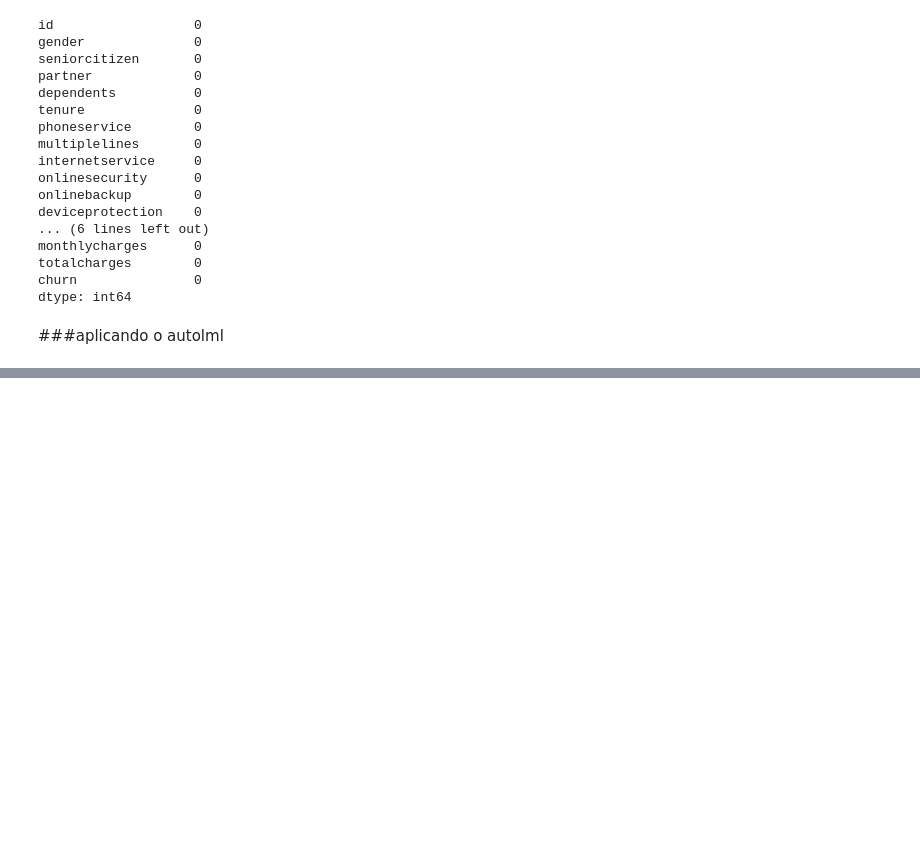
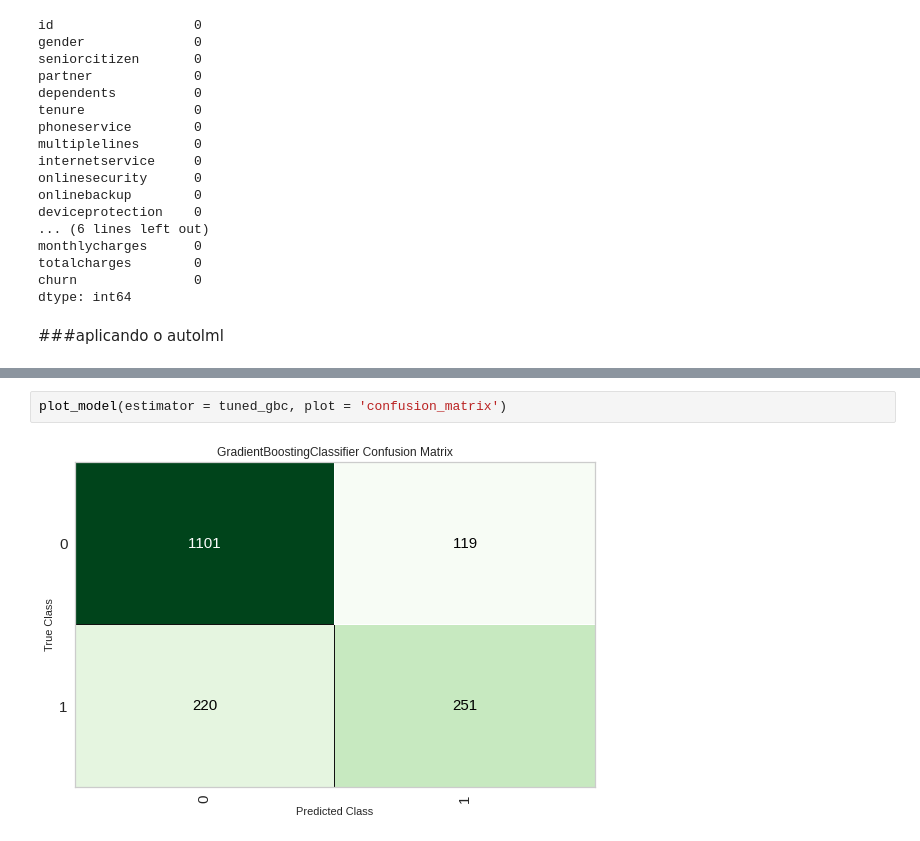
Before and after one commit to jjefferson2006/DSWP_JJ_altera, a Jupyter notebook: desafio_kaggle_2.ipynb, the cells around one changed output, grey strips where cells are left out. Saved outputs shown, nothing was run; the diff lists cells and outputs as text; blank space fills up the shorter version.

```diff
--- a/desafio_kaggle_2.ipynb
+++ b/desafio_kaggle_2.ipynb
@@ -534,0 +511,4 @@ tuned_ada = tune_model(ada)
+# %%
+plot_model(estimator = tuned_gbc, plot = 'confusion_matrix')
+# %% [output]
+[figure, added]
```
Also changed, not shown: parts of 16 cells of this notebook.
